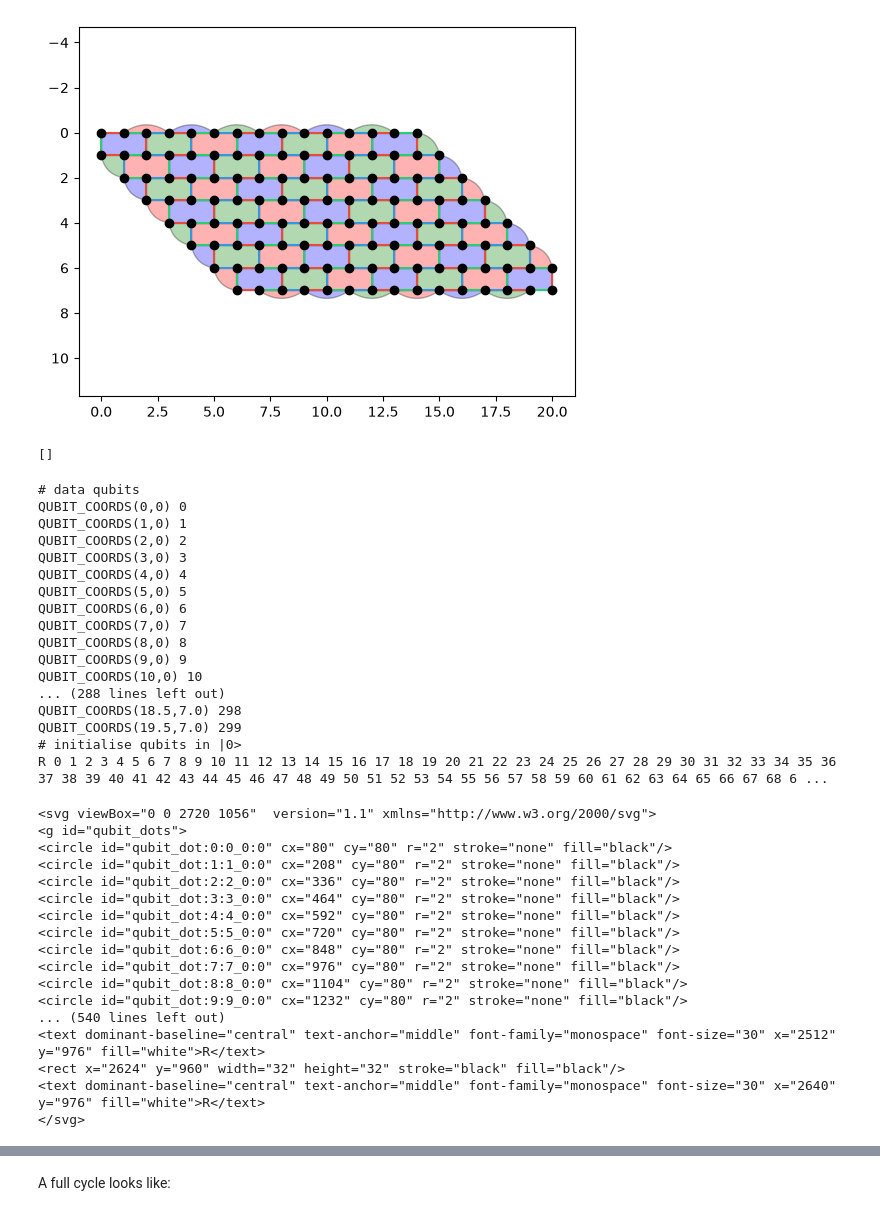
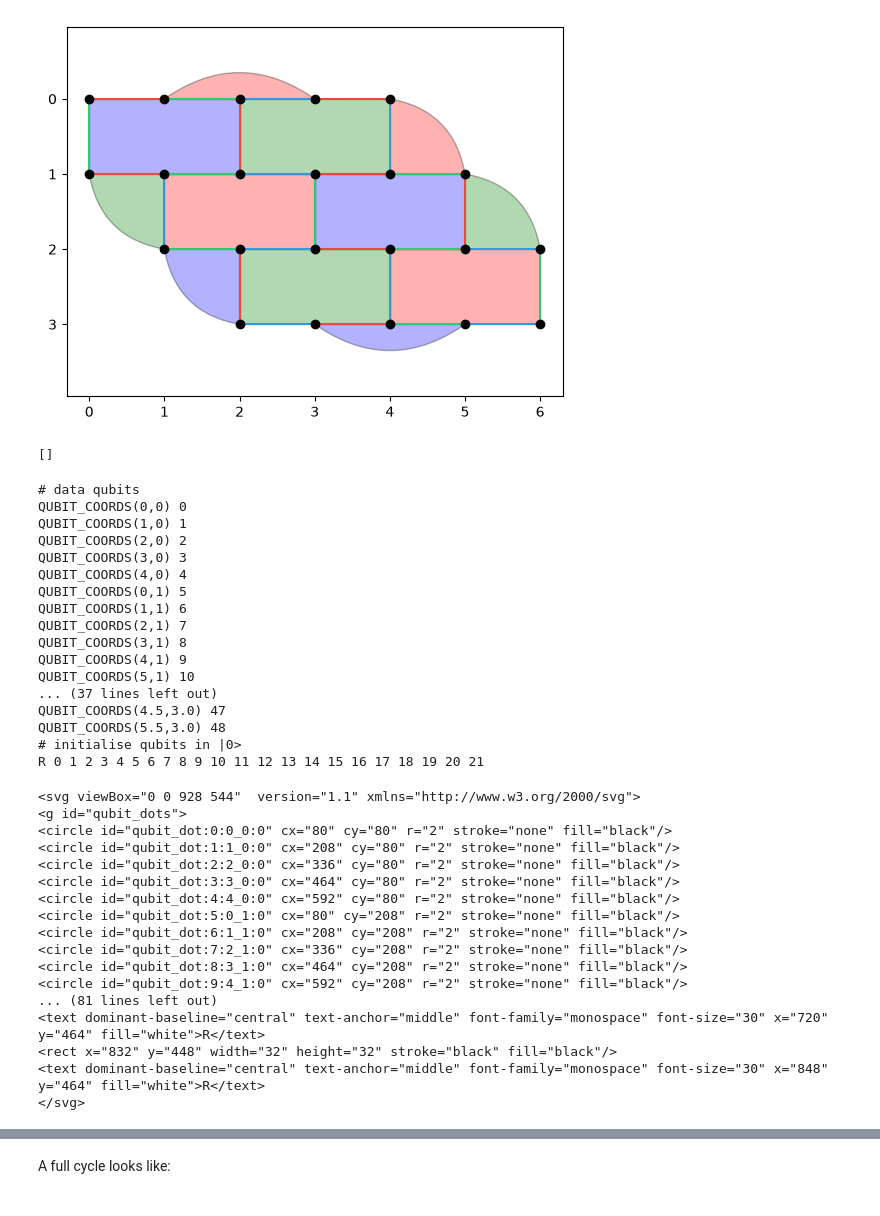
Before and after one commit to OliverRedhead/Floquet-Codes-Preparing-Magic-States, a Jupyter notebook: CSS_honeycomb/testing/circuit_testing.ipynb, the cells around one changed output, grey strips where cells are left out. Cells and saved outputs as stored; diff of their text form; code cells hidden in the pictures.

```diff
--- a/CSS_honeycomb/testing/circuit_testing.ipynb
+++ b/CSS_honeycomb/testing/circuit_testing.ipynb
@@ -12,10 +12,10 @@ while 'honeycomb.py' not in os.listdir():
 
 from honeycomb import CSSHoneycomb
 # %%
-honey = CSSHoneycomb(ncols=15, nrows=8)
+honey = CSSHoneycomb(ncols=5, nrows=4)
 honey.plot_surface()
 # %% [output]
-[figure, old version]
+[figure, new version]
 # %%
 plaquettes = honey.plaquettes
 p1 = [p for p in plaquettes if len(p) == 1]
@@ -35,33 +35,33 @@ QUBIT_COORDS(1,0) 1
 QUBIT_COORDS(2,0) 2
 QUBIT_COORDS(3,0) 3
 QUBIT_COORDS(4,0) 4
-QUBIT_COORDS(5,0) 5
-QUBIT_COORDS(6,0) 6
-QUBIT_COORDS(7,0) 7
-QUBIT_COORDS(8,0) 8
-QUBIT_COORDS(9,0) 9
-QUBIT_COORDS(10,0) 10
-... (288 lines left out)
-QUBIT_COORDS(18.5,7.0) 298
-QUBIT_COORDS(19.5,7.0) 299
+QUBIT_COORDS(0,1) 5
+QUBIT_COORDS(1,1) 6
+QUBIT_COORDS(2,1) 7
+QUBIT_COORDS(3,1) 8
+QUBIT_COORDS(4,1) 9
+QUBIT_COORDS(5,1) 10
+... (37 lines left out)
+QUBIT_COORDS(4.5,3.0) 47
+QUBIT_COORDS(5.5,3.0) 48
 # initialise qubits in |0>
-R 0 1 2 3 4 5 6 7 8 9 10 11 12 13 14 15 16 17 18 19 20 21 22 23 24 25 26 27 28 29 30 31 32 33 34 35 36 37 38 39 40 41 42 43 44 45 46 47 48 49 50 51 52 53 54 55 56 57 58 59 60 61 62 63 64 65 66 67 68 6 ...
+R 0 1 2 3 4 5 6 7 8 9 10 11 12 13 14 15 16 17 18 19 20 21
-<svg viewBox="0 0 2720 1056"  version="1.1" xmlns="http://www.w3.org/2000/svg">
+<svg viewBox="0 0 928 544"  version="1.1" xmlns="http://www.w3.org/2000/svg">
 <g id="qubit_dots">
 <circle id="qubit_dot:0:0_0:0" cx="80" cy="80" r="2" stroke="none" fill="black"/>
 <circle id="qubit_dot:1:1_0:0" cx="208" cy="80" r="2" stroke="none" fill="black"/>
 <circle id="qubit_dot:2:2_0:0" cx="336" cy="80" r="2" stroke="none" fill="black"/>
 <circle id="qubit_dot:3:3_0:0" cx="464" cy="80" r="2" stroke="none" fill="black"/>
 <circle id="qubit_dot:4:4_0:0" cx="592" cy="80" r="2" stroke="none" fill="black"/>
-<circle id="qubit_dot:5:5_0:0" cx="720" cy="80" r="2" stroke="none" fill="black"/>
-<circle id="qubit_dot:6:6_0:0" cx="848" cy="80" r="2" stroke="none" fill="black"/>
-<circle id="qubit_dot:7:7_0:0" cx="976" cy="80" r="2" stroke="none" fill="black"/>
-<circle id="qubit_dot:8:8_0:0" cx="1104" cy="80" r="2" stroke="none" fill="black"/>
-<circle id="qubit_dot:9:9_0:0" cx="1232" cy="80" r="2" stroke="none" fill="black"/>
-... (540 lines left out)
-<text dominant-baseline="central" text-anchor="middle" font-family="monospace" font-size="30" x="2512" y="976" fill="white">R</text>
-<rect x="2624" y="960" width="32" height="32" stroke="black" fill="black"/>
-<text dominant-baseline="central" text-anchor="middle" font-family="monospace" font-size="30" x="2640" y="976" fill="white">R</text>
+<circle id="qubit_dot:5:0_1:0" cx="80" cy="208" r="2" stroke="none" fill="black"/>
+<circle id="qubit_dot:6:1_1:0" cx="208" cy="208" r="2" stroke="none" fill="black"/>
+<circle id="qubit_dot:7:2_1:0" cx="336" cy="208" r="2" stroke="none" fill="black"/>
+<circle id="qubit_dot:8:3_1:0" cx="464" cy="208" r="2" stroke="none" fill="black"/>
+<circle id="qubit_dot:9:4_1:0" cx="592" cy="208" r="2" stroke="none" fill="black"/>
+... (81 lines left out)
+<text dominant-baseline="central" text-anchor="middle" font-family="monospace" font-size="30" x="720" y="464" fill="white">R</text>
+<rect x="832" y="448" width="32" height="32" stroke="black" fill="black"/>
+<text dominant-baseline="central" text-anchor="middle" font-family="monospace" font-size="30" x="848" y="464" fill="white">R</text>
 </svg>
 # %%
 # TODO do we use letters or words?
```
Also changed, not shown: parts of 3 cells of this notebook, 2 other files.
